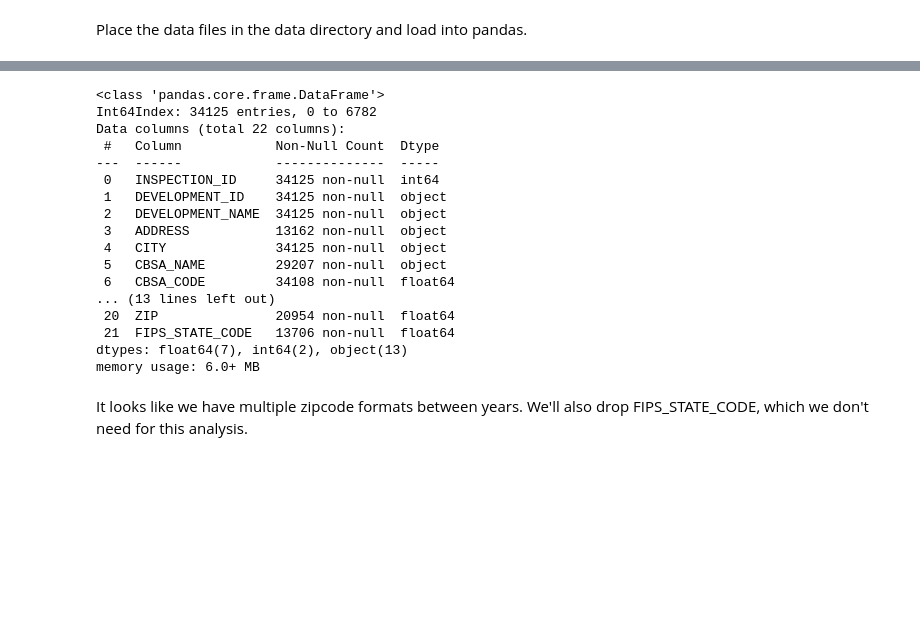
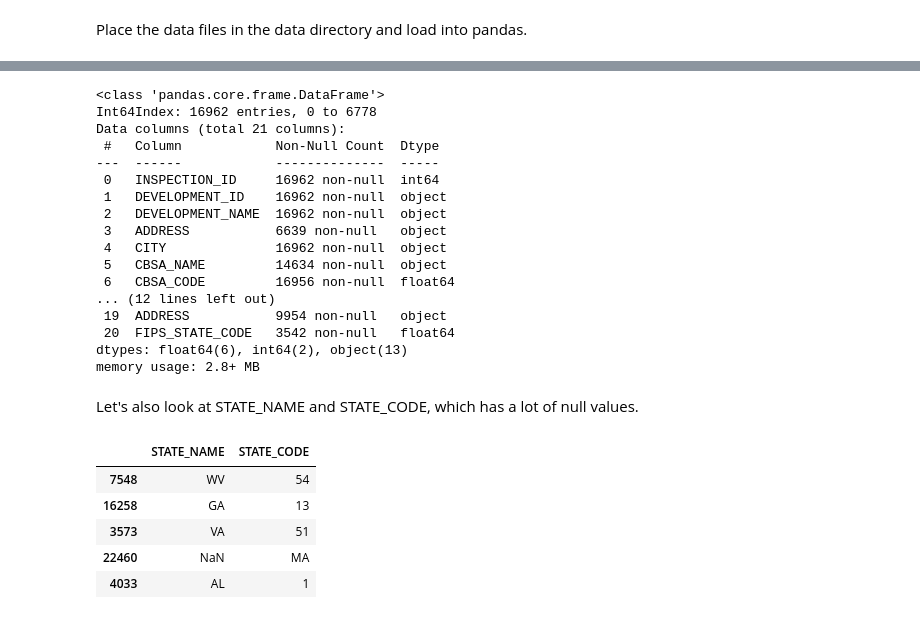
Before and after one commit to jackvandeleuv/house_fire_dashboard, a Jupyter notebook: exploration/reac_public_data.ipynb, the cells around one changed output, grey strips where cells are left out. Saved outputs shown, nothing was run; the diff lists cells and outputs as text; code cells hidden in the pictures; blank space fills up the shorter version.

```diff
--- a/exploration/reac_public_data.ipynb
+++ b/exploration/reac_public_data.ipynb
@@ -40,8 +45,14 @@ multi_dfs = []
 public_dfs = []
 
 for i, public_file in enumerate(PUBLIC_HOUSING_FILES):
-    public_dfs.append(pd.read_excel(WORKING_DIR + public_file))
-    multi_dfs.append(pd.read_excel(WORKING_DIR + MULTIFAMILY_FILES[i]))
+    public_df = pd.read_excel(WORKING_DIR + public_file)
+    multi_df = pd.read_excel(WORKING_DIR + MULTIFAMILY_FILES[i])
+
+    public_df = public_df.rename(columns={'ZIPCODE': 'ZIP'}, )
+    multi_df = multi_df.rename(columns={'ZIPCODE': 'ZIP'})
+
+    public_dfs.append(public_df)
+    multi_dfs.append(multi_df)
 
 multi = pd.concat(multi_dfs, axis=0)
 public = pd.concat(public_dfs, axis=0)
@@ -69,24 +85,30 @@ memory usage: 21.0+ MB
 public.info()
 # %% [output]
 <class 'pandas.core.frame.DataFrame'>
-Int64Index: 34125 entries, 0 to 6782
-Data columns (total 22 columns):
+Int64Index: 16962 entries, 0 to 6778
+Data columns (total 21 columns):
  #   Column            Non-Null Count  Dtype
 ---  ------            --------------  -----
- 0   INSPECTION_ID     34125 non-null  int64
- 1   DEVELOPMENT_ID    34125 non-null  object
- 2   DEVELOPMENT_NAME  34125 non-null  object
- 3   ADDRESS           13162 non-null  object
- 4   CITY              34125 non-null  object
- 5   CBSA_NAME         29207 non-null  object
- 6   CBSA_CODE         34108 non-null  float64
-... (13 lines left out)
- 20  ZIP               20954 non-null  float64
- 21  FIPS_STATE_CODE   13706 non-null  float64
-dtypes: float64(7), int64(2), object(13)
-memory usage: 6.0+ MB
+ 0   INSPECTION_ID     16962 non-null  int64
+ 1   DEVELOPMENT_ID    16962 non-null  object
+ 2   DEVELOPMENT_NAME  16962 non-null  object
+ 3   ADDRESS           6639 non-null   object
+ 4   CITY              16962 non-null  object
+ 5   CBSA_NAME         14634 non-null  object
+ 6   CBSA_CODE         16956 non-null  float64
+... (12 lines left out)
+ 19  ADDRESS           9954 non-null   object
+ 20  FIPS_STATE_CODE   3542 non-null   float64
+dtypes: float64(6), int64(2), object(13)
+memory usage: 2.8+ MB
-# %% [markdown]
-It looks like we have multiple zipcode formats between years. We'll also drop FIPS_STATE_CODE, which we don't need for this analysis.
-# %%
-multi = multi.drop(['FIPS_STATE_CODE'], axis=1)
-public = public.drop(['FIPS_STATE_CODE'], axis=1)
+# %% [markdown]
+Let's also look at STATE_NAME and STATE_CODE, which has a lot of null values.
+# %%
+multi.sample(n=5, random_state=seed).loc[:, ['STATE_NAME', 'STATE_CODE']]
+# %% [output]
+|  | STATE_NAME | STATE_CODE |
+| 7548 | WV | 54 |
+| 16258 | GA | 13 |
+| 3573 | VA | 51 |
+| 22460 | NaN | MA |
+| 4033 | AL | 1 |
```
Also changed, not shown: parts of 54 cells of this notebook, 3 other files.
